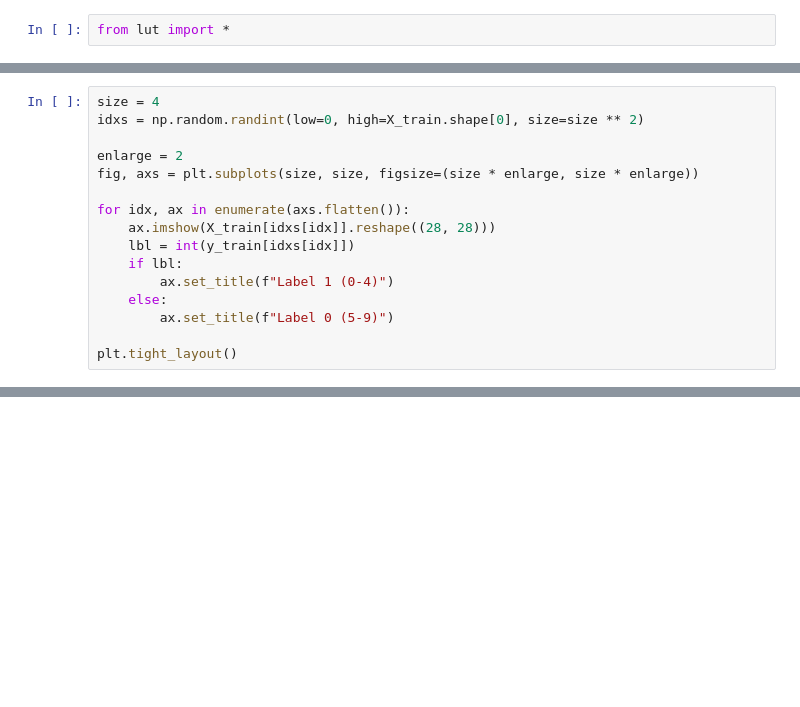
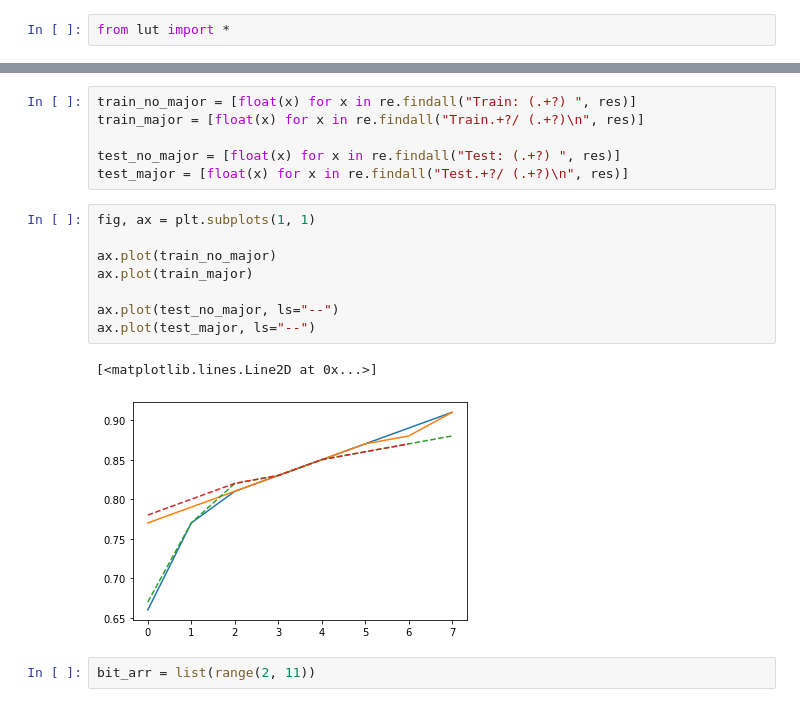
Before and after one commit to texmex76/lut, a Jupyter notebook: lut_experiments.ipynb, the cells around one changed output, grey strips where cells are left out. Saved outputs shown, nothing was run; the diff lists cells and outputs as text; blank space fills up the shorter version.

```diff
--- a/lut_experiments.ipynb
+++ b/lut_experiments.ipynb
@@ -171,16 +28,0 @@ print(f"Accuracy on testing set: {accuracy_score(cumul_preds_test, y_test):.2f}"
-# %%
-size = 4
-idxs = np.random.randint(low=0, high=X_train.shape[0], size=size ** 2)
-
-enlarge = 2
-fig, axs = plt.subplots(size, size, figsize=(size * enlarge, size * enlarge))
-
-for idx, ax in enumerate(axs.flatten()):
-    ax.imshow(X_train[idxs[idx]].reshape((28, 28)))
-    lbl = int(y_train[idxs[idx]])
-    if lbl:
-        ax.set_title(f"Label 1 (0-4)")
-    else:
-        ax.set_title(f"Label 0 (5-9)")
-
-plt.tight_layout()
@@ -283,0 +310,19 @@ for bit in bit_arr:
+# %%
+train_no_major = [float(x) for x in re.findall("Train: (.+?) ", res)]
+train_major = [float(x) for x in re.findall("Train.+?/ (.+?)\n", res)]
+
+test_no_major = [float(x) for x in re.findall("Test: (.+?) ", res)]
+test_major = [float(x) for x in re.findall("Test.+?/ (.+?)\n", res)]
+# %%
+fig, ax = plt.subplots(1, 1)
+
+ax.plot(train_no_major)
+ax.plot(train_major)
+
+ax.plot(test_no_major, ls="--")
+ax.plot(test_major, ls="--")
+# %% [output]
+[<matplotlib.lines.Line2D at 0x...>]
+[figure, added]
+# %%
+bit_arr = list(range(2, 11))
```
Also changed, not shown: parts of 109 cells of this notebook, 7 other files.
